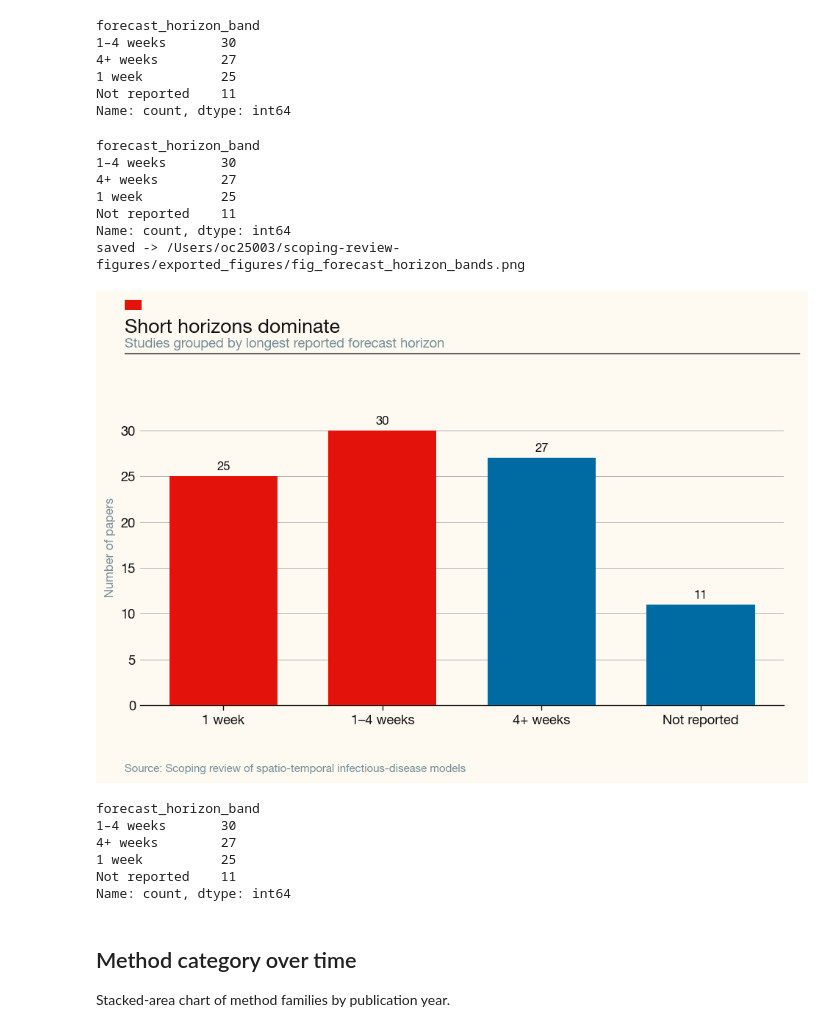
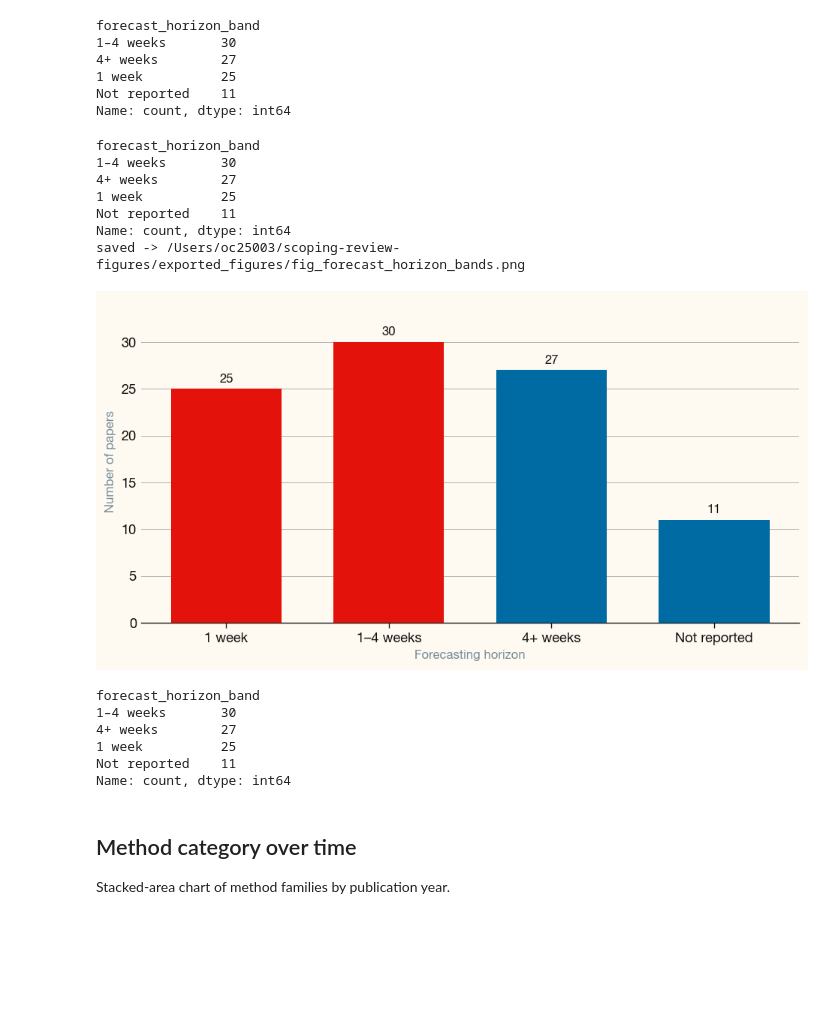
Before and after one commit to ai4ci/scoping-review-figures, a Jupyter notebook: review_analysis.ipynb, the cells around one changed output. Cells and saved outputs as stored; diff of their text form; code cells hidden in the pictures; blank space fills up the shorter version.

```diff
--- a/review_analysis.ipynb
+++ b/review_analysis.ipynb
@@ -248,29 +233,0 @@ Bar chart of the reporting cadence used in the included studies.
-# %%
-resolution_counts = (df_time["temporal_resolution_group"]
-                     .value_counts()
-                     .reindex(TIME_RESOLUTION_ORDER, fill_value=0))
-resolution_counts = resolution_counts[resolution_counts > 0]
-
-fig = plt.figure(figsize=(9.5, 5.8))
-ax = fig.add_axes([0.10, 0.16, 0.83, 0.64])
-colors = [ECON["red"] if v == resolution_counts.max() else ECON["navy"] for v in resolution_counts.values]
-bars = ax.bar(resolution_counts.index, resolution_counts.values, color=colors, width=0.72, zorder=3)
-
-for bar in bars:
-    h = bar.get_height()
-    ax.text(bar.get_x() + bar.get_width() / 2, h + max(resolution_counts.values) * 0.015,
-            f"{int(h)}", ha="center", va="bottom", fontsize=10, color=ECON["ink"])
-
-ax.set_ylim(0, max(resolution_counts.values) * 1.15)
-ax.set_xlabel("")
-ax.set_ylabel("Number of papers", fontsize=10, color=ECON["grey"])
-ax.tick_params(axis="x", rotation=20)
-econ_axes(ax, grid_axis="y")
-
-economist_frame(fig,
-    title="Daily data are the norm",
-    subtitle=f"Temporal resolution reported by included studies (n = {len(df_time)})")
-_out = FIG_DIR / "fig_temporal_resolution_distribution.png"
-fig.savefig(_out)
-print(f"saved -> {_out.resolve()}")
-plt.show()
@@ -350,6 +235,8 @@ saved -> /Users/oc25003/scoping-review-figures/exported_figures/fig_disease_temp
 ## Forecast horizon bands
 
 Bar chart grouping each study by its longest forecast horizon: short (up to 2 weeks), medium (2-4 weeks), or longer-term (>4 weeks).
+# %%
+df_time = prepare_time_features(df_main)
 # %%
 from review_plot_helpers import parse_horizon_days
 
@@ -436,40 +323,35 @@ for bar in bars:
         h + ymax * 0.015,
         f"{int(h)}",
         ha="center",
         va="bottom",
         fontsize=10,
         color=ECON["ink"],
     )
 
 ax.set_ylim(0, ymax * 1.15)
 ax.set_xlabel("")
 ax.set_ylabel("Number of papers", fontsize=10, color=ECON["grey"])
+ax.set_xlabel("Forecasting horizon", fontsize=10, color=ECON["grey"])
 
 econ_axes(ax, grid_axis="y")
-
-economist_frame(
-    fig,
-    title="Short horizons dominate",
-    subtitle="Studies grouped by longest reported forecast horizon",
-)
 
 _out = FIG_DIR / "fig_forecast_horizon_bands.png"
 fig.savefig(_out, dpi=300, bbox_inches="tight")
 
 print(f"saved -> {_out.resolve()}")
 
 plt.show()
 
 print(df_time["forecast_horizon_band"].value_counts())
 # %% [output]
 forecast_horizon_band
 1–4 weeks       30
 4+ weeks        27
 1 week          25
 Not reported    11
 Name: count, dtype: int64
 saved -> /Users/oc25003/scoping-review-figures/exported_figures/fig_forecast_horizon_bands.png
-[figure, old version]
+[figure, new version]
 forecast_horizon_band
 1–4 weeks       30
 4+ weeks        27
```
Also changed, not shown: parts of 17 cells of this notebook, 3 other files.
